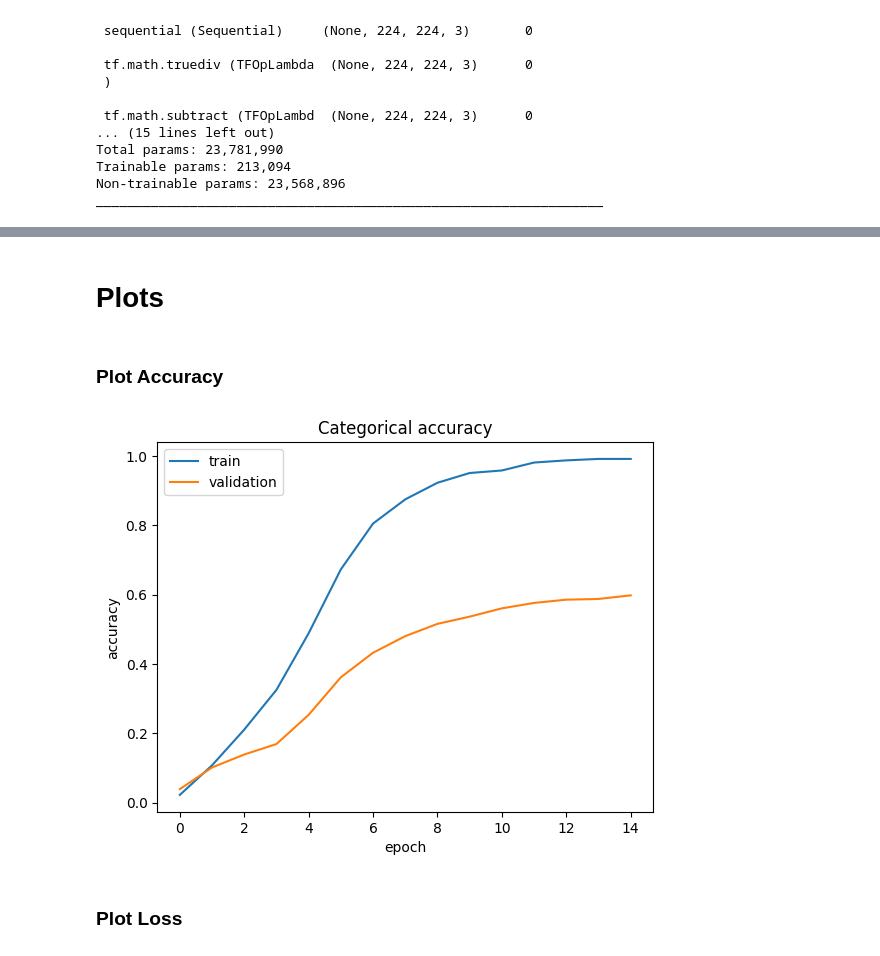
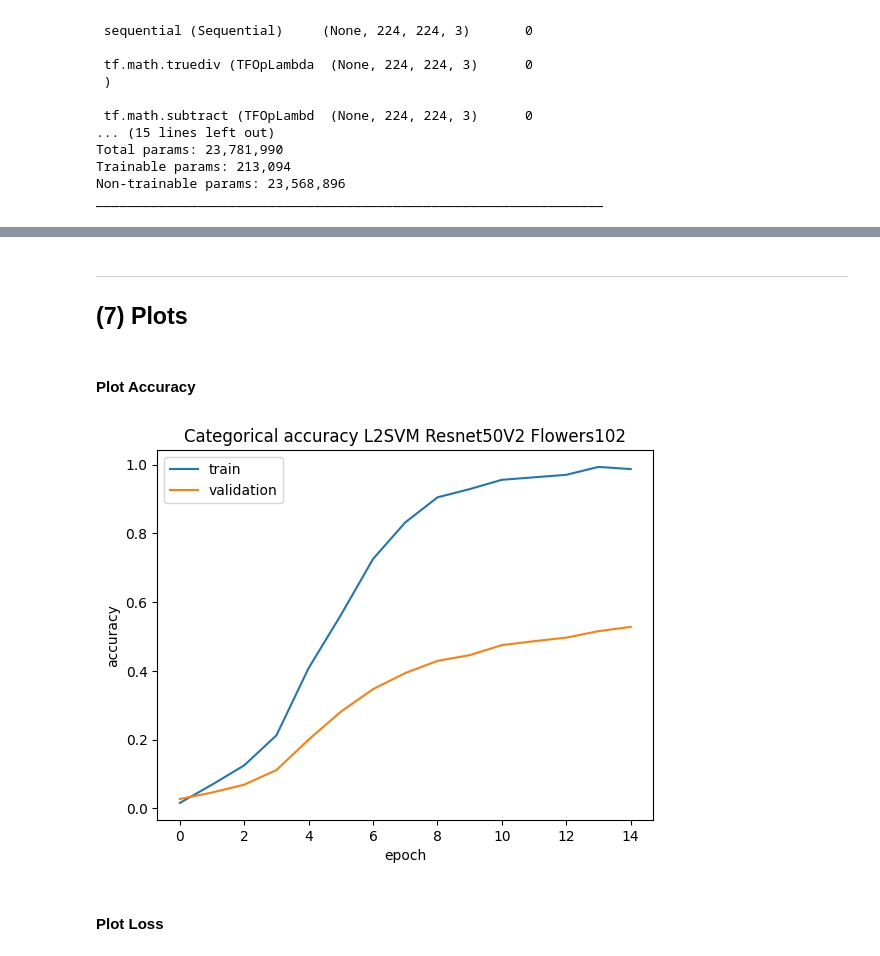
Before and after one commit to godlyfruitsalad/MIE424-Project-Group-3, a Jupyter notebook: L2SVM ResNet50V2 Flowers102.ipynb, the cells around one changed output, grey strips where cells are left out. Cells and saved outputs as stored; diff of their text form; code cells hidden in the pictures.

```diff
--- a/L1SVM ResNet50V2 Flowers.ipynb
+++ b/L2SVM ResNet50V2 Flowers102.ipynb
@@ -107,11 +149,5 @@ EPOCHS = 15
 # %%
 # Batch the data and use prefetching to optimize loading speed
-
-train_ds = train_ds.batch(batch_size=BATCH_SIZE,
-                          drop_remainder=True).prefetch(tf.data.AUTOTUNE)
-
-val_ds = val_ds.batch(batch_size=BATCH_SIZE,
-                      drop_remainder=True).prefetch(tf.data.AUTOTUNE)
-
-test_ds = test_ds.batch(batch_size=BATCH_SIZE,
-                        drop_remainder=True).prefetch(tf.data.AUTOTUNE)
+train_ds = train_ds.batch(batch_size=BATCH_SIZE, drop_remainder=True).prefetch(tf.data.AUTOTUNE)
+val_ds = val_ds.batch(batch_size=BATCH_SIZE, drop_remainder=True).prefetch(tf.data.AUTOTUNE)
+test_ds = test_ds.batch(batch_size=BATCH_SIZE, drop_remainder=True).prefetch(tf.data.AUTOTUNE)
@@ -143,9 +207,11 @@ x = base_model(x, training=False)
 # %%
 # Rebuild top layers
-x = layers.GlobalAveragePooling2D()(x)
-x = layers.BatchNormalization()(x)
+x = layers.GlobalAveragePooling2D()(x) # Average pooling operation
+x = layers.BatchNormalization()(x) # Introduce batch norm
 x = layers.Dropout(0.2)(x)  # Regularize with dropout
 
-outputs = layers.Dense(num_classes, activation="linear", name="pred")(x)
+# Flattening to final layer - Dense classifier with 102 units (multi-class classification)
+outputs = layers.Dense(num_classes, activation='linear')(x)
 
+# Instantiate final Keras model with updated inputs and outputs
 model = keras.Model(inputs, outputs)
@@ -176,5 +247,5 @@ _________________________________________________________________
 # %%
 model.compile(optimizer=keras.optimizers.Adam(),
-              loss=keras.losses.Hinge(),
+              loss=keras.losses.SquaredHinge(),
               metrics=[keras.metrics.CategoricalAccuracy()]
              )
@@ -203,20 +278,23 @@ Epoch 15/15
-# %% [markdown]
-# Plots
+# %% [markdown]
+___
+## (7) Plots
 # %% [markdown]
-### Plot Accuracy
+#### Plot Accuracy
+# %%
+config = "L2SVM Resnet50V2 Flowers102"
 # %%
-def plot_hist(hist):
+def plot_acc(hist):
     plt.plot(hist.history['categorical_accuracy'])
     plt.plot(hist.history['val_categorical_accuracy'])
-    plt.title('Categorical accuracy')
+    plt.title('Categorical accuracy {}'.format(config))
     plt.ylabel('accuracy')
     plt.xlabel('epoch')
     plt.legend(['train', 'validation'], loc='upper left')
     plt.show()
 
-plot_hist(history)
+plot_acc(history)
 # %% [output]
-[figure, old version]
+[figure, new version]
 # %% [markdown]
-### Plot Loss
+#### Plot Loss
 # %%
```
Also changed, not shown: parts of 47 cells of this notebook, 9 other files.
